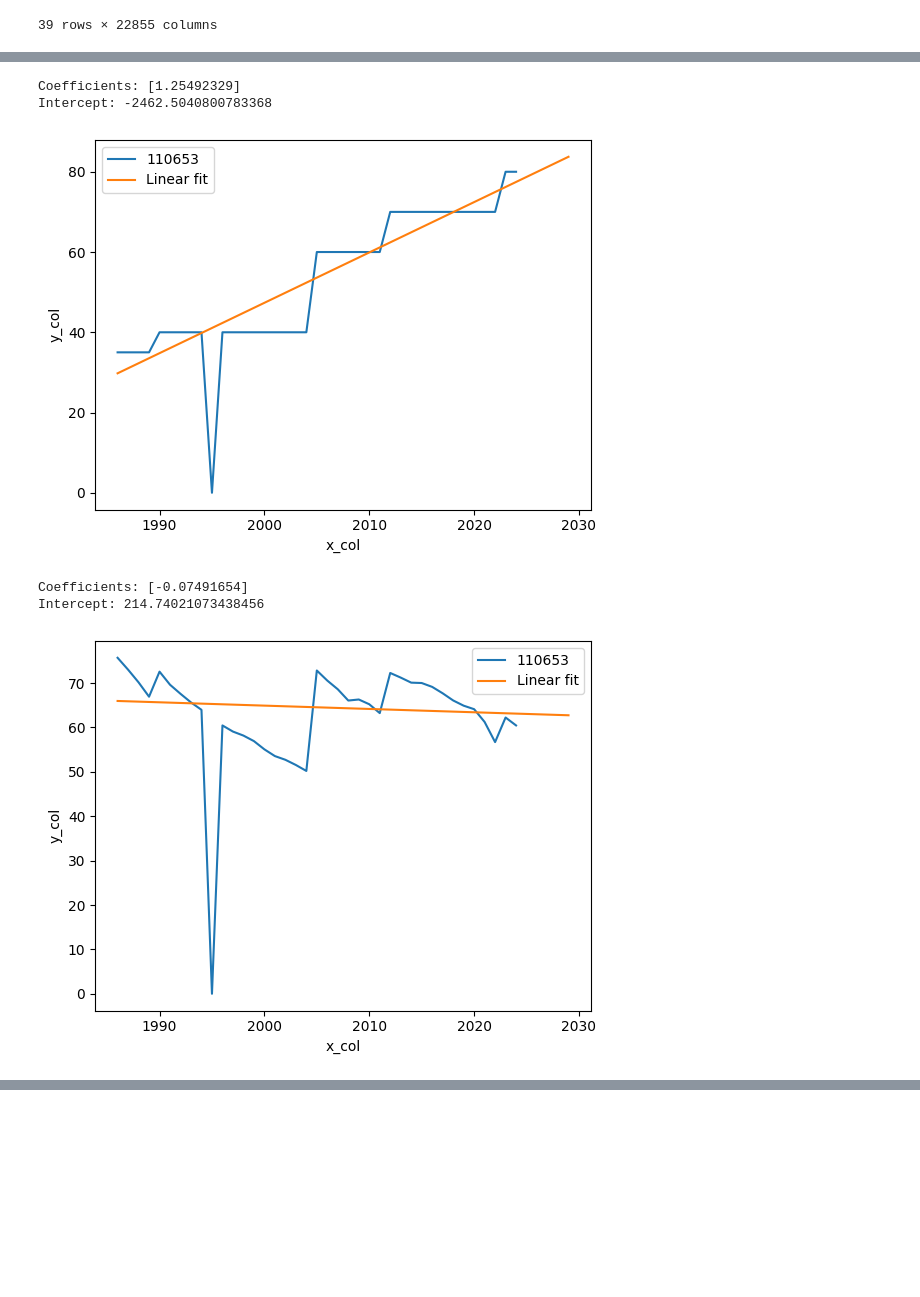
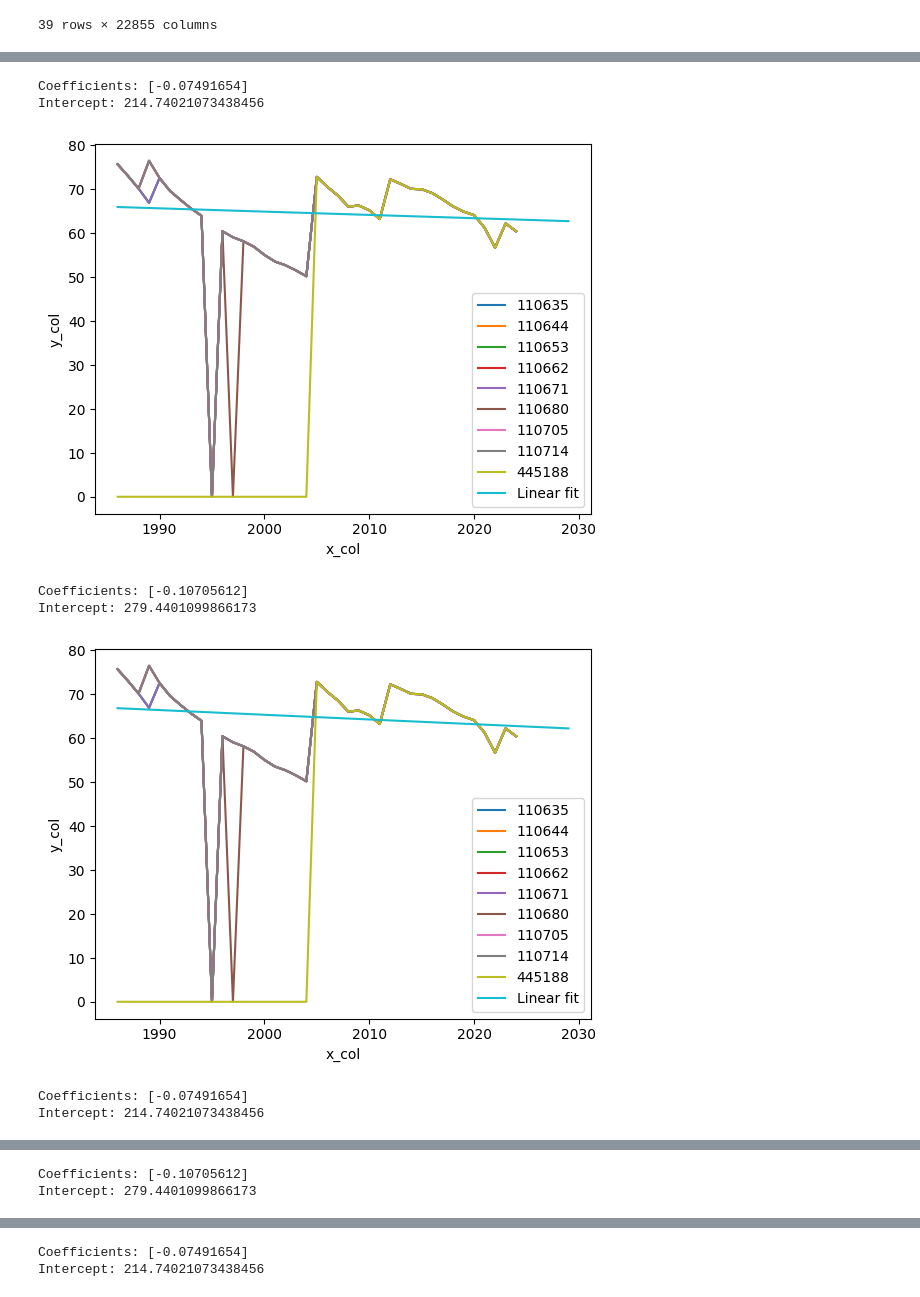
Before and after one commit to JWanderer73/UC-Application-Cost-Analysis, a Jupyter notebook: school_application_fee_prediction.ipynb, the cells around one changed output, grey strips where cells are left out. Cells and saved outputs as stored; diff of their text form; code cells hidden in the pictures; blank space fills up the shorter version.

```diff
--- a/school_application_fee_prediction.ipynb
+++ b/school_application_fee_prediction.ipynb
@@ -149,8 +153,21 @@ def trim_outliers(series : pd.Series) -> pd.Series:
 
     return keep_list
 # %%
-unitids = ["110653"]
-# we should probably do something about the years where application fee drops to 0 before we run the model.
+unitids = [
+    "110635",
+    "110644",
+    "110653",
+    "110662",
+    "110671",
+    "110680",
+    "110705",
+    "110714",
+    "445188"
+]
+
+horizon = 5
+
+all_predictions = []
 
 for schoolid in unitids:
     model = LinearRegression(fit_intercept=True)
@@ -160,49 +177,56 @@ for schoolid in unitids:
 
     # x
     years_series = df.loc[keep, "YEAR"]
 
     training_years = pd.DataFrame(years_series)
 
     final_year = years_series.iloc[-1]
-    future_years = pd.Series([year for year in range(int(final_year + 1), int(final_year + 6))])
+    future_years = pd.Series([year for year in range(int(final_year + 1), int(final_year + horizon + 1))])
     all_years = pd.DataFrame(pd.concat([years_series, future_years]))
 
     #y
-    app_cost = df.loc[keep, schoolid]
+    # app_cost = df.loc[keep, schoolid]
     inflat_app_cost = inflation_adjusted.loc[keep, schoolid]
 
 
-    # model and plot for non inflation-adjusted data
-    model.fit(training_years, app_cost)
-    print("Coefficients:", model.coef_)
-    print("Intercept:", model.intercept_)
-    y_pred = model.predict(all_years)
+    # # model and plot for non inflation-adjusted data
+    # model.fit(training_years, app_cost)
+    # print("Coefficients:", model.coef_)
+    # print("Intercept:", model.intercept_)
+    # y_pred = model.predict(all_years)
 
-    df.plot(x="YEAR", y=unitids)
-    plt.plot(all_years, y_pred, label="Linear fit")
-    plt.xlabel("x_col")
-    plt.ylabel("y_col")
-    plt.legend()
-    plt.show()
+    # df.plot(x="YEAR", y=unitids)
+    # plt.plot(all_years, y_pred, label="Linear fit")
+    # plt.xlabel("x_col")
+    # plt.ylabel("y_col")
+    # plt.legend()
+    # plt.show()
 
     # inflation-adjusted
     model.fit(training_years, inflat_app_cost)
     print("Coefficients:", model.coef_)
     print("Intercept:", model.intercept_)
     y_pred = model.predict(all_years)
+
+    all_predictions.append(pd.DataFrame({
+        "YEAR" : all_years.iloc[:, 0],
+        unitid_to_school[schoolid] : y_pred
+    }))
 
     inflation_adjusted.plot(x="YEAR", y=unitids)
     plt.plot(all_years, y_pred, label="Linear fit")
     plt.xlabel("x_col")
     plt.ylabel("y_col")
     plt.legend()
     plt.show()
 
 # note: while the graph shows the 0 point (1995), the linear regression ignores it
 # %% [output]
-Coefficients: [1.25492329]
-Intercept: -2462.5040800783368
+Coefficients: [-0.07491654]
+Intercept: 214.74021073438456
-[figure, old version]
+[figure, new version]
-Coefficients: [-0.07491654]
-Intercept: 214.74021073438456
+Coefficients: [-0.10705612]
+Intercept: 279.4401099866173
-[figure, old version]
+[figure, new version]
+Coefficients: [-0.07491654]
+Intercept: 214.74021073438456
@@ -208,0 +234,2 @@ Intercept: 214.74021073438456
+Coefficients: [-0.10705612]
+Intercept: 279.4401099866173
@@ -208,0 +237,2 @@ Intercept: 214.74021073438456
+Coefficients: [-0.07491654]
+Intercept: 214.74021073438456
```
Also changed, not shown: parts of 6 cells of this notebook.
